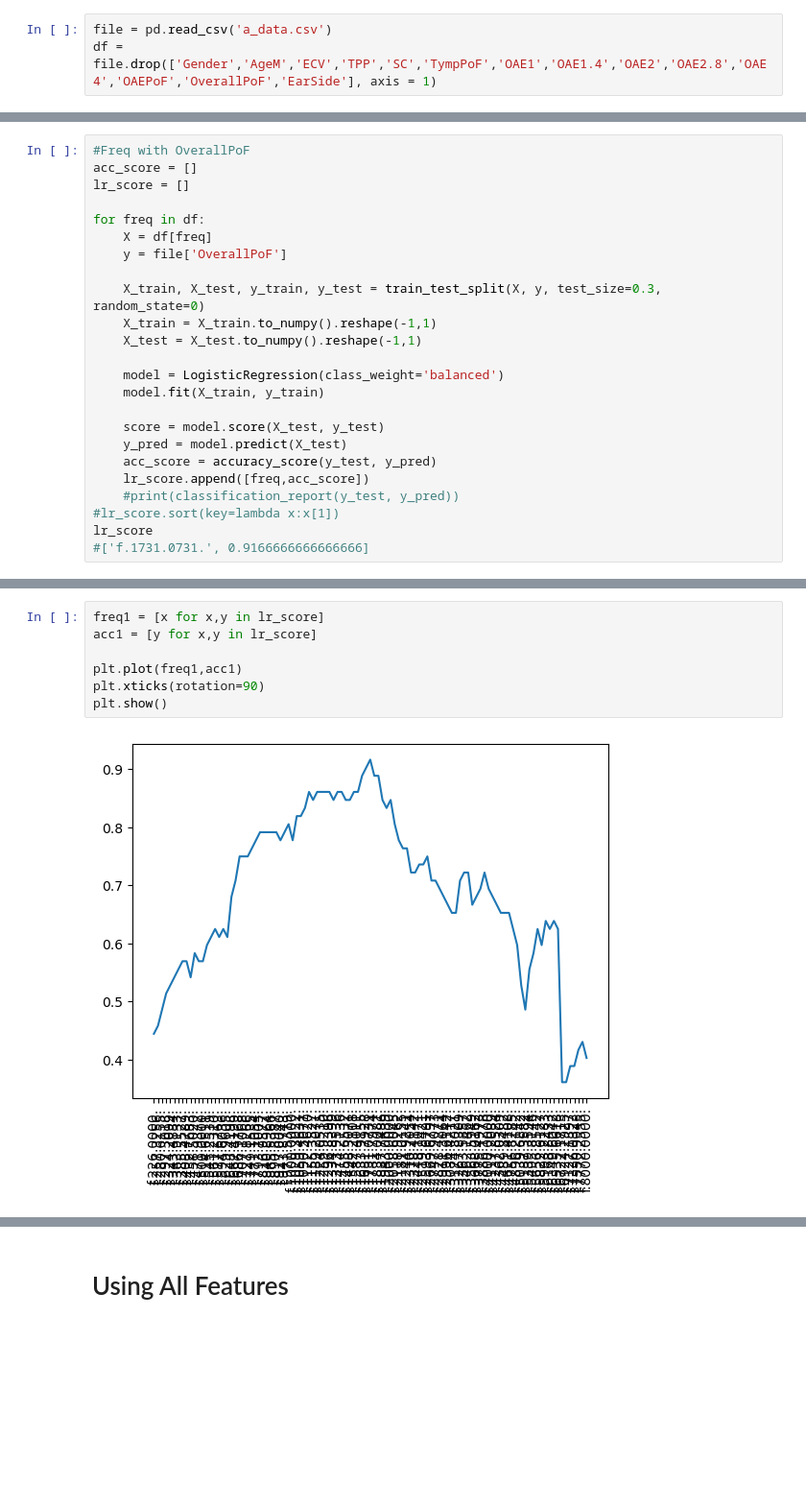
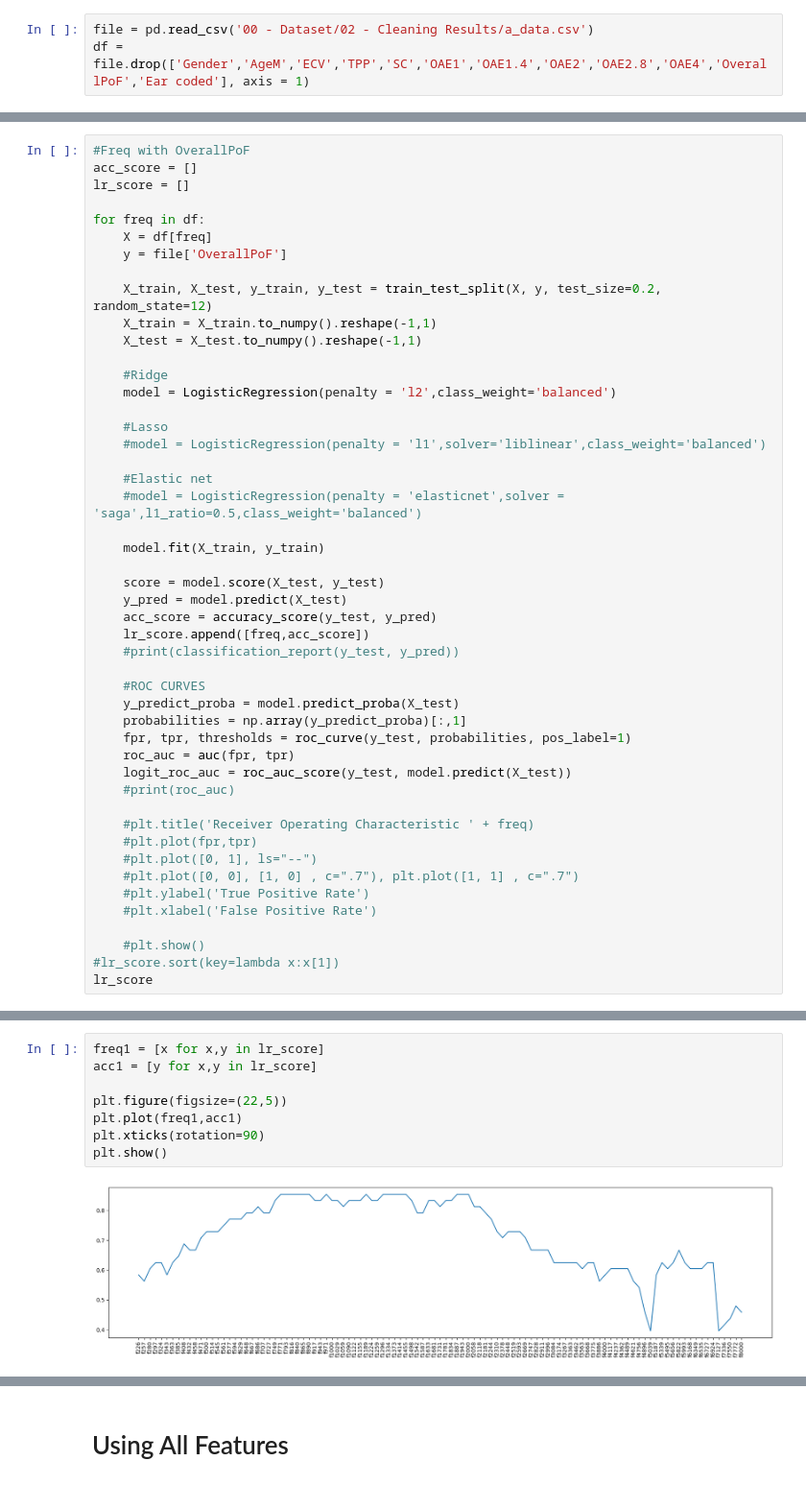
Before and after one commit to 12-Ears/P1, a Jupyter notebook: 03 - Code/04 - Logistic Regression.ipynb, the cells around one changed output, grey strips where cells are left out. Shown: that part at 96% size. Drawn from its saved outputs; the diff is of its cells as text; blank space fills up the shorter version.

Commit message:
Logistic regression updates
Updates to individual models section, incomplete

```diff
--- a/03 - Code/04 - Logistic Regression.ipynb
+++ b/03 - Code/04 - Logistic Regression.ipynb
@@ -9,4 +11,4 @@ from imblearn.over_sampling import SMOTE
 # %%
-file = pd.read_csv('a_data.csv')
-df = file.drop(['Gender','AgeM','ECV','TPP','SC','TympPoF','OAE1','OAE1.4','OAE2','OAE2.8','OAE4','OAEPoF','OverallPoF','EarSide'], axis = 1)
+file = pd.read_csv('00 - Dataset/02 - Cleaning Results/a_data.csv')
+df = file.drop(['Gender','AgeM','ECV','TPP','SC','OAE1','OAE1.4','OAE2','OAE2.8','OAE4','OverallPoF','Ear coded'], axis = 1)
 # %% [markdown]
@@ -20,11 +22,19 @@ for freq in df:
     X = df[freq]
     y = file['OverallPoF']
 
-    X_train, X_test, y_train, y_test = train_test_split(X, y, test_size=0.3, random_state=0)
+    X_train, X_test, y_train, y_test = train_test_split(X, y, test_size=0.2, random_state=12)
     X_train = X_train.to_numpy().reshape(-1,1)
     X_test = X_test.to_numpy().reshape(-1,1)
 
-    model = LogisticRegression(class_weight='balanced')
+    #Ridge
+    model = LogisticRegression(penalty = 'l2',class_weight='balanced')
+
+    #Lasso
+    #model = LogisticRegression(penalty = 'l1',solver='liblinear',class_weight='balanced')
+
+    #Elastic net
+    #model = LogisticRegression(penalty = 'elasticnet',solver = 'saga',l1_ratio=0.5,class_weight='balanced')
+
     model.fit(X_train, y_train)
 
     score = model.score(X_test, y_test)
@@ -32,7 +42,23 @@ for freq in df:
     acc_score = accuracy_score(y_test, y_pred)
     lr_score.append([freq,acc_score])
     #print(classification_report(y_test, y_pred))
+
+    #ROC CURVES
+    y_predict_proba = model.predict_proba(X_test)
+    probabilities = np.array(y_predict_proba)[:,1]
+    fpr, tpr, thresholds = roc_curve(y_test, probabilities, pos_label=1)
+    roc_auc = auc(fpr, tpr)
+    logit_roc_auc = roc_auc_score(y_test, model.predict(X_test))
+    #print(roc_auc)
+
+    #plt.title('Receiver Operating Characteristic ' + freq)
+    #plt.plot(fpr,tpr)
+    #plt.plot([0, 1], ls="--")
+    #plt.plot([0, 0], [1, 0] , c=".7"), plt.plot([1, 1] , c=".7")
+    #plt.ylabel('True Positive Rate')
+    #plt.xlabel('False Positive Rate')
+
+    #plt.show()
 #lr_score.sort(key=lambda x:x[1])
 lr_score
-#['f.1731.0731.', 0.9166666666666666]
 # %% [output]
@@ -56,9 +82,10 @@ lr_score
 # %%
 freq1 = [x for x,y in lr_score]
 acc1 = [y for x,y in lr_score]
 
+plt.figure(figsize=(22,5))
 plt.plot(freq1,acc1)
 plt.xticks(rotation=90)
 plt.show()
 # %% [output]
-[figure, old version]
+[figure, new version]
```
Also changed, not shown: parts of 12 cells of this notebook.
